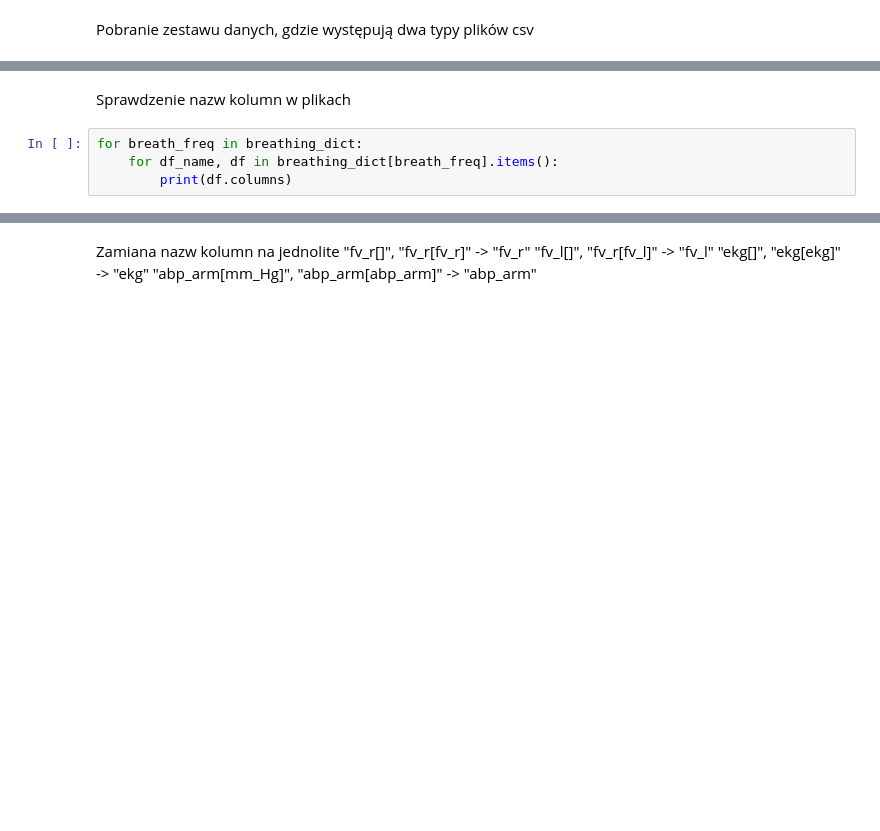
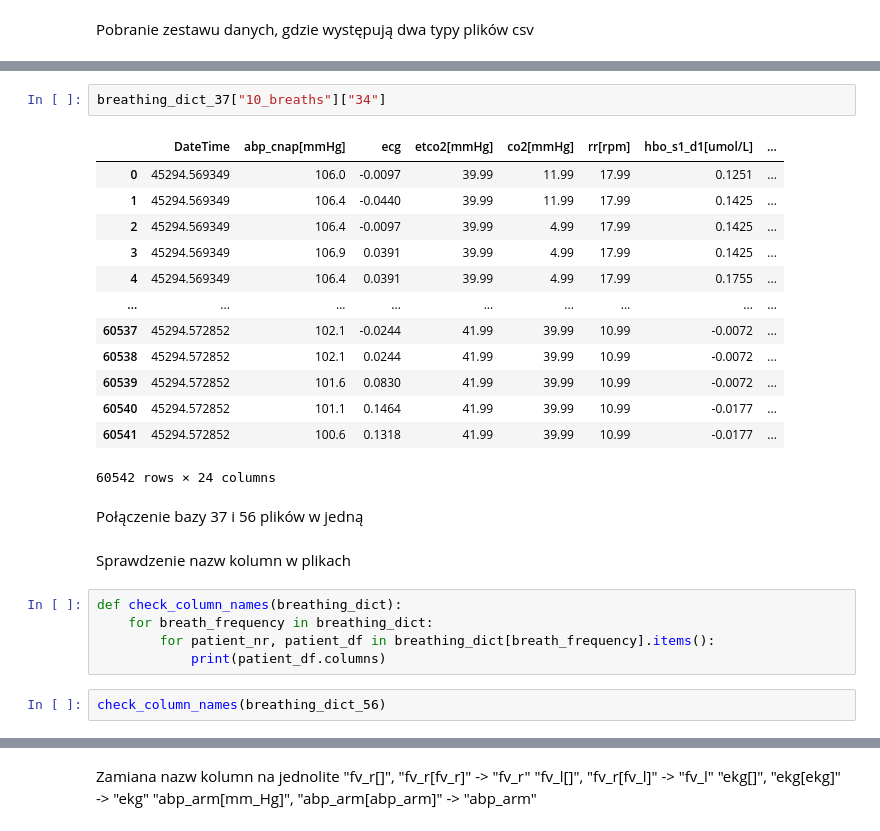
Before and after one commit to NajdekMonika/joint_symbolic, a Jupyter notebook: joint_symbolic.ipynb, the cells around one changed output, grey strips where cells are left out. Saved outputs shown, nothing was run; the diff lists cells and outputs as text; blank space fills up the shorter version.

Commit message:
dopasowanie kodu do nowej bazy

```diff
--- a/joint_symbolic.ipynb
+++ b/joint_symbolic.ipynb
@@ -72,6 +121,27 @@ for folder_name in folders:
+# %%
+breathing_dict_37["10_breaths"]["34"]
+# %% [output]
+|  | DateTime | abp_cnap[mmHg] | ecg | etco2[mmHg] | co2[mmHg] | rr[rpm] | hbo_s1_d1[umol/L] | ... |
+| 0 | 45294.569349 | 106.0 | -0.0097 | 39.99 | 11.99 | 17.99 | 0.1251 | ... |
+| 1 | 45294.569349 | 106.4 | -0.0440 | 39.99 | 11.99 | 17.99 | 0.1425 | ... |
+| 2 | 45294.569349 | 106.4 | -0.0097 | 39.99 | 4.99 | 17.99 | 0.1425 | ... |
+| 3 | 45294.569349 | 106.9 | 0.0391 | 39.99 | 4.99 | 17.99 | 0.1425 | ... |
+| 4 | 45294.569349 | 106.4 | 0.0391 | 39.99 | 4.99 | 17.99 | 0.1755 | ... |
+| ... | ... | ... | ... | ... | ... | ... | ... | ... |
+| 60537 | 45294.572852 | 102.1 | -0.0244 | 41.99 | 39.99 | 10.99 | -0.0072 | ... |
+| 60538 | 45294.572852 | 102.1 | 0.0244 | 41.99 | 39.99 | 10.99 | -0.0072 | ... |
+| 60539 | 45294.572852 | 101.6 | 0.0830 | 41.99 | 39.99 | 10.99 | -0.0072 | ... |
+| 60540 | 45294.572852 | 101.1 | 0.1464 | 41.99 | 39.99 | 10.99 | -0.0177 | ... |
+| 60541 | 45294.572852 | 100.6 | 0.1318 | 41.99 | 39.99 | 10.99 | -0.0177 | ... |
+60542 rows × 24 columns
+# %% [markdown]
+Połączenie bazy 37 i 56 plików w jedną
 # %% [markdown]
 Sprawdzenie nazw kolumn w plikach
 # %%
-for breath_freq in breathing_dict:
-    for df_name, df in breathing_dict[breath_freq].items():
-        print(df.columns)
+def check_column_names(breathing_dict):
+    for breath_frequency in breathing_dict:
+        for patient_nr, patient_df in breathing_dict[breath_frequency].items():
+            print(patient_df.columns)
+# %%
+check_column_names(breathing_dict_56)
```
Also changed, not shown: parts of 50 cells of this notebook.
